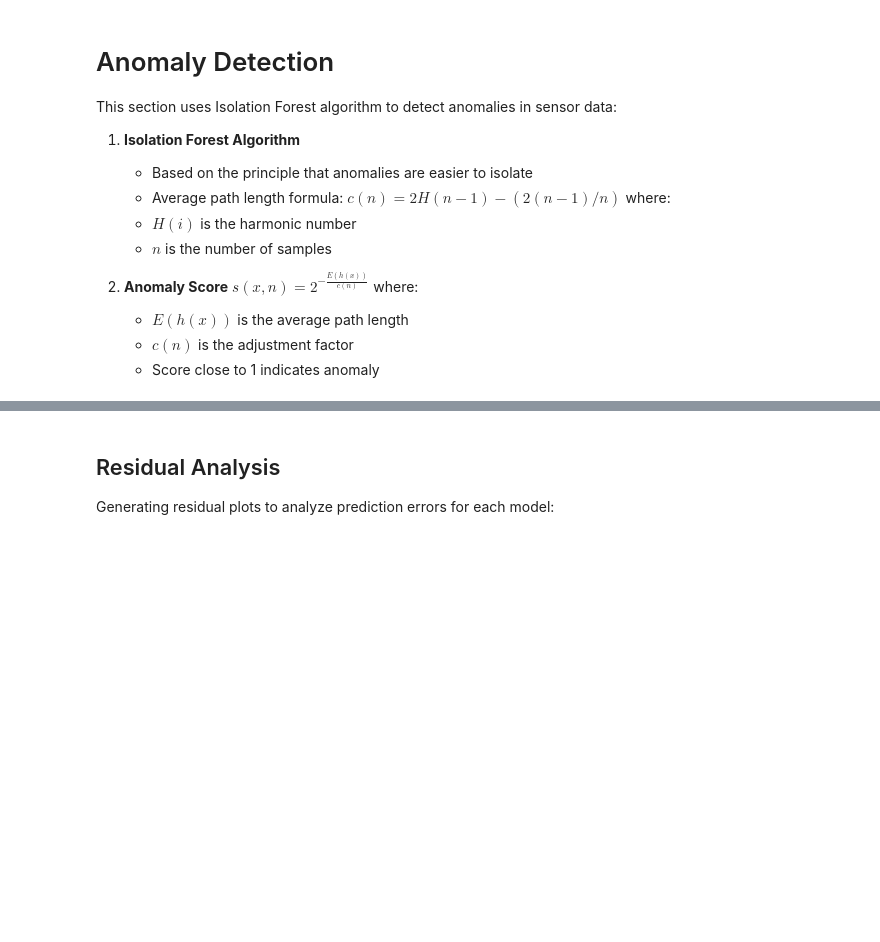
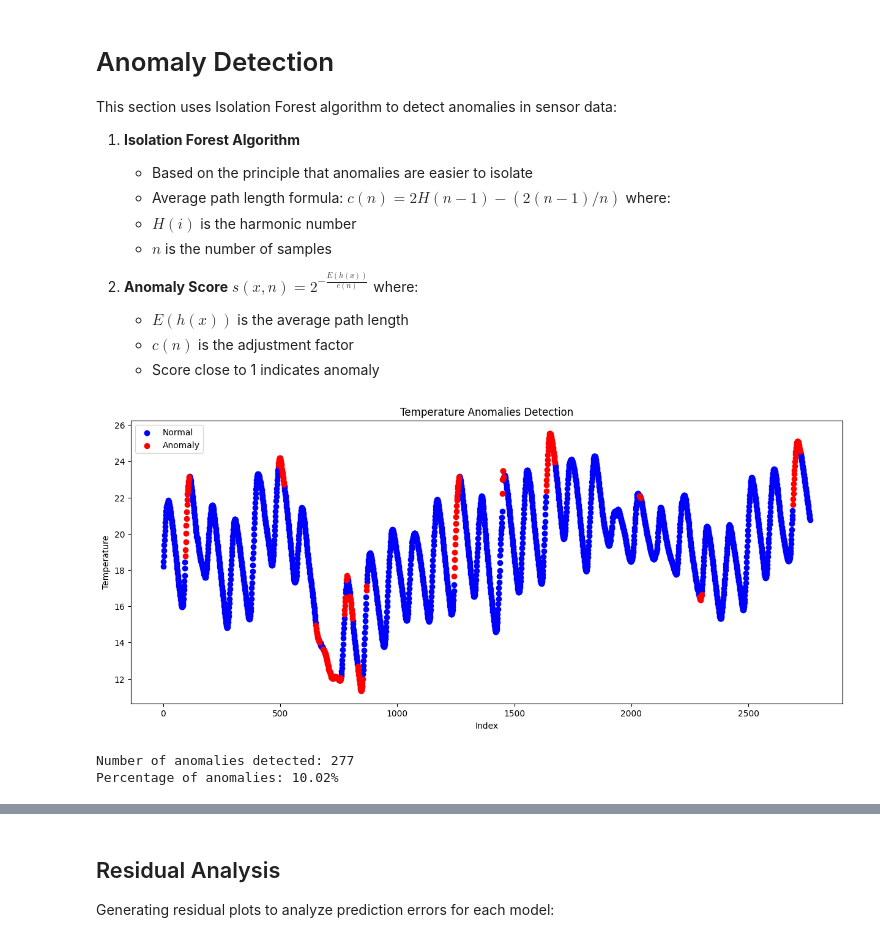
Before and after one commit to codesob/sml2010, a Jupyter notebook: training.ipynb, the cells around one changed output, grey strips where cells are left out. Saved outputs shown, nothing was run; the diff lists cells and outputs as text; code cells hidden in the pictures; blank space fills up the shorter version.

```diff
--- a/training.ipynb
+++ b/training.ipynb
@@ -381,4 +381,41 @@ This section uses Isolation Forest algorithm to detect anomalies in sensor data:
    - $E(h(x))$ is the average path length
    - $c(n)$ is the adjustment factor
    - Score close to 1 indicates anomaly
+# %%
+# Anomaly Detection using Isolation Forest
+from sklearn.ensemble import IsolationForest
+
+# Prepare features for anomaly detection
+anomaly_features = ['Temperature_Comedor_Sensor', 'CO2_Comedor_Sensor',
+                   'Humedad_Comedor_Sensor', 'Temperature_Exterior_Sensor']
+X_anomaly = df1[anomaly_features].dropna()
+
+# Fit Isolation Forest
+iforest = IsolationForest(contamination=0.1, random_state=42)
+anomalies = iforest.fit_predict(X_anomaly)
+
+# Add anomaly predictions to dataframe
+X_anomaly['is_anomaly'] = anomalies == -1
+
+# Visualize anomalies in temperature data
+plt.figure(figsize=(15, 6))
+plt.scatter(X_anomaly.index[~X_anomaly['is_anomaly']],
+            X_anomaly['Temperature_Comedor_Sensor'][~X_anomaly['is_anomaly']],
+            c='blue', label='Normal')
+plt.scatter(X_anomaly.index[X_anomaly['is_anomaly']],
+            X_anomaly['Temperature_Comedor_Sensor'][X_anomaly['is_anomaly']],
+            c='red', label='Anomaly')
+plt.title('Temperature Anomalies Detection')
+plt.xlabel('Index')
+plt.ylabel('Temperature')
+plt.legend()
+plt.show()
+
+# Print summary of anomalies
+print(f"Number of anomalies detected: {X_anomaly['is_anomaly'].sum()}")
+print(f"Percentage of anomalies: {(X_anomaly['is_anomaly'].sum() / len(X_anomaly)) * 100:.2f}%")
+# %% [output]
+[figure, added]
+Number of anomalies detected: 277
+Percentage of anomalies: 10.02%
 # %%
```
Also changed, not shown: parts of 1 cell of this notebook.
